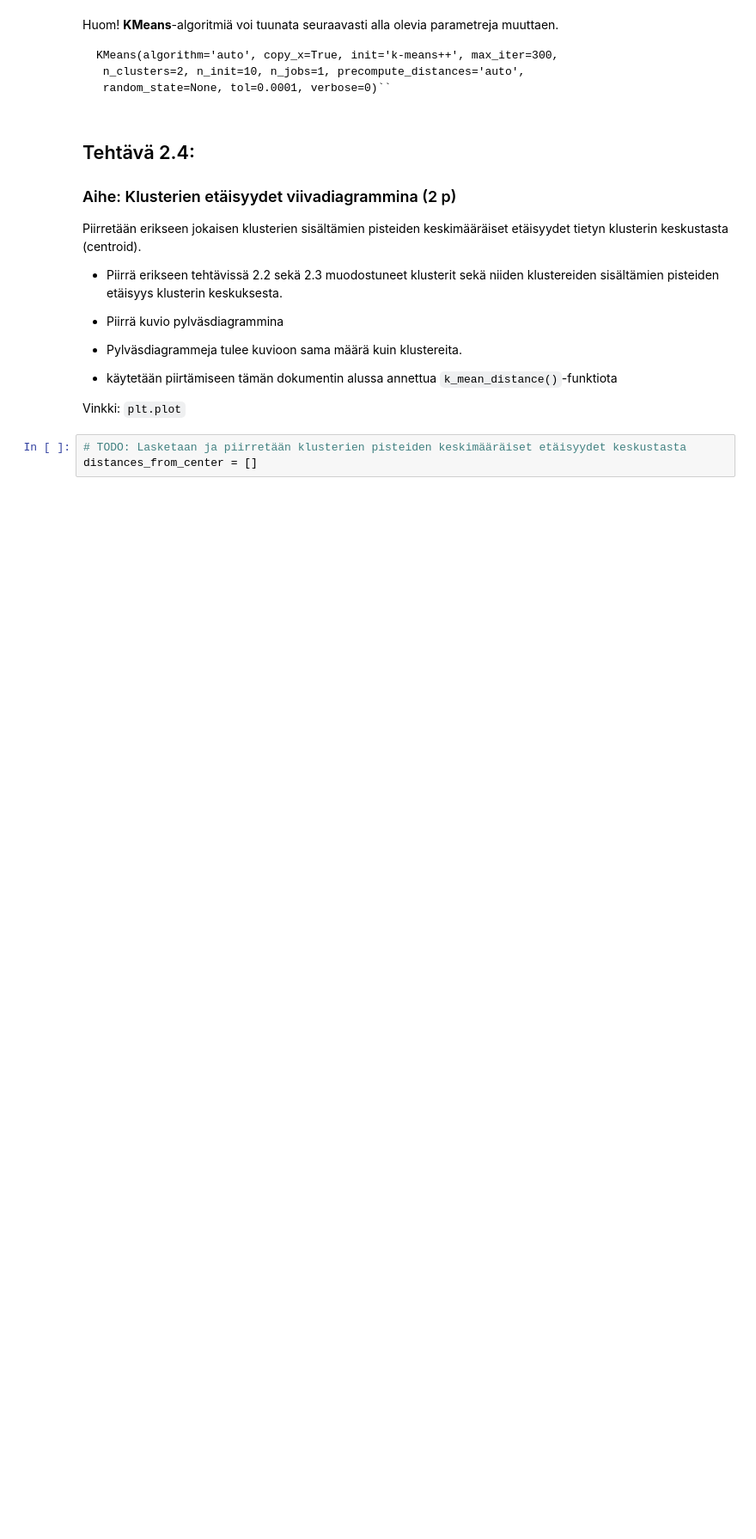
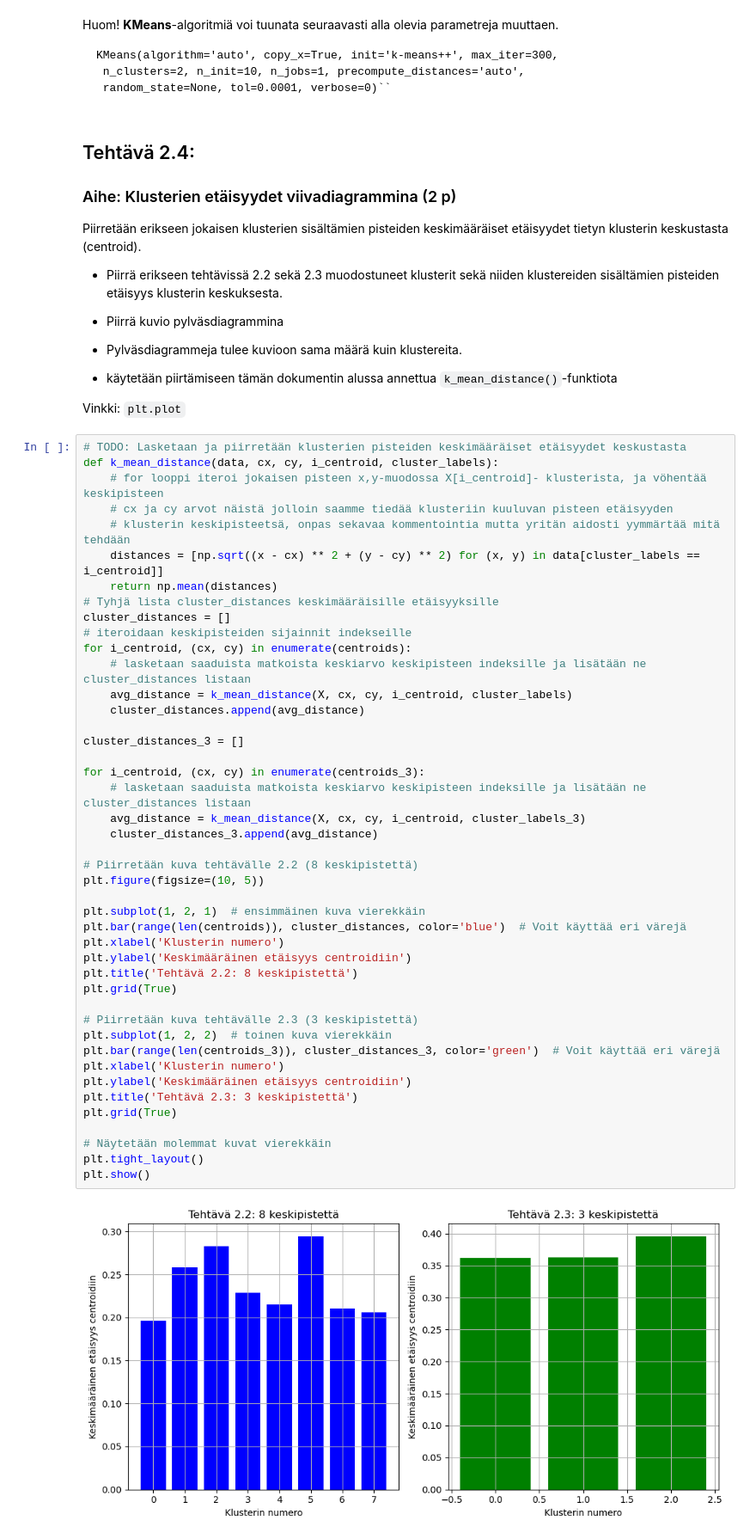
Before and after one commit to JermuSo/machinelearning_jamk, a Jupyter notebook: tehtavat/aihe_2_kmeans/tehtavat_aihe_2_kmeans.ipynb, the cells around one changed output. Shown at 86% size. Saved outputs shown, nothing was run; the diff lists cells and outputs as text; blank space fills up the shorter version.

```diff
--- a/tehtavat/aihe_2_kmeans/tehtavat_aihe_2_kmeans.ipynb
+++ b/tehtavat/aihe_2_kmeans/tehtavat_aihe_2_kmeans.ipynb
@@ -130,4 +179,47 @@ Piirretään erikseen jokaisen klusterien sisältämien pisteiden keskimääräi
 Vinkki: `plt.plot`
 # %%
 # TODO: Lasketaan ja piirretään klusterien pisteiden keskimääräiset etäisyydet keskustasta
-distances_from_center = []
+def k_mean_distance(data, cx, cy, i_centroid, cluster_labels):
+    # for looppi iteroi jokaisen pisteen x,y-muodossa X[i_centroid]- klusterista, ja vöhentää keskipisteen
+    # cx ja cy arvot näistä jolloin saamme tiedää klusteriin kuuluvan pisteen etäisyyden
+    # klusterin keskipisteetsä, onpas sekavaa kommentointia mutta yritän aidosti yymmärtää mitä tehdään
+    distances = [np.sqrt((x - cx) ** 2 + (y - cy) ** 2) for (x, y) in data[cluster_labels == i_centroid]]
+    return np.mean(distances)
+# Tyhjä lista cluster_distances keskimääräisille etäisyyksille
+cluster_distances = []
+# iteroidaan keskipisteiden sijainnit indekseille
+for i_centroid, (cx, cy) in enumerate(centroids):
+    # lasketaan saaduista matkoista keskiarvo keskipisteen indeksille ja lisätään ne cluster_distances listaan
+    avg_distance = k_mean_distance(X, cx, cy, i_centroid, cluster_labels)
+    cluster_distances.append(avg_distance)
+
+cluster_distances_3 = []
+
+for i_centroid, (cx, cy) in enumerate(centroids_3):
+    # lasketaan saaduista matkoista keskiarvo keskipisteen indeksille ja lisätään ne cluster_distances listaan
+    avg_distance = k_mean_distance(X, cx, cy, i_centroid, cluster_labels_3)
+    cluster_distances_3.append(avg_distance)
+
+# Piirretään kuva tehtävälle 2.2 (8 keskipistettä)
+plt.figure(figsize=(10, 5))
+
+plt.subplot(1, 2, 1)  # ensimmäinen kuva vierekkäin
+plt.bar(range(len(centroids)), cluster_distances, color='blue')  # Voit käyttää eri värejä
+plt.xlabel('Klusterin numero')
+plt.ylabel('Keskimääräinen etäisyys centroidiin')
+plt.title('Tehtävä 2.2: 8 keskipistettä')
+plt.grid(True)
+
+# Piirretään kuva tehtävälle 2.3 (3 keskipistettä)
+plt.subplot(1, 2, 2)  # toinen kuva vierekkäin
+plt.bar(range(len(centroids_3)), cluster_distances_3, color='green')  # Voit käyttää eri värejä
+plt.xlabel('Klusterin numero')
+plt.ylabel('Keskimääräinen etäisyys centroidiin')
+plt.title('Tehtävä 2.3: 3 keskipistettä')
+plt.grid(True)
+
+# Näytetään molemmat kuvat vierekkäin
+plt.tight_layout()
+plt.show()
+# %% [output]
+[figure, added]
```
Also changed, not shown: parts of 8 cells of this notebook, 2 other files.
